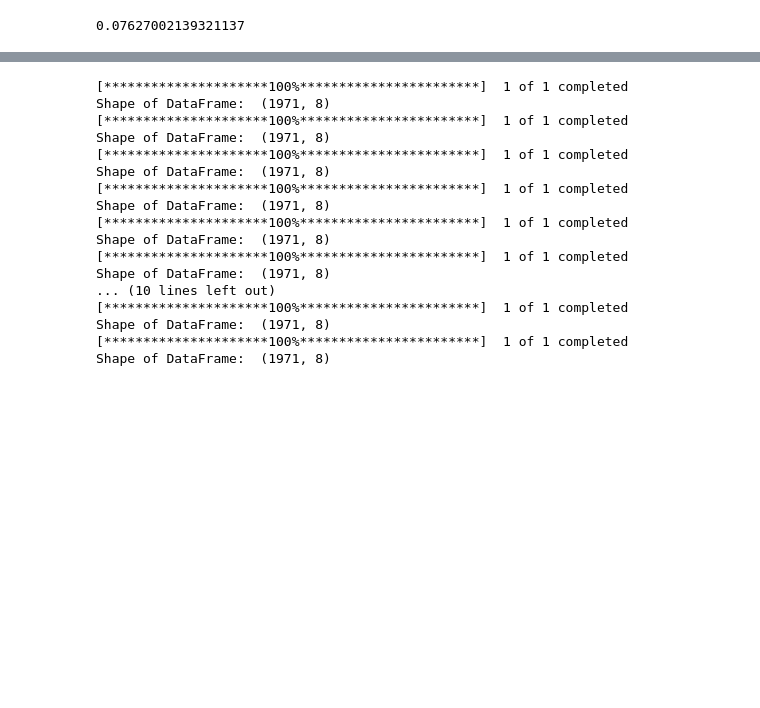
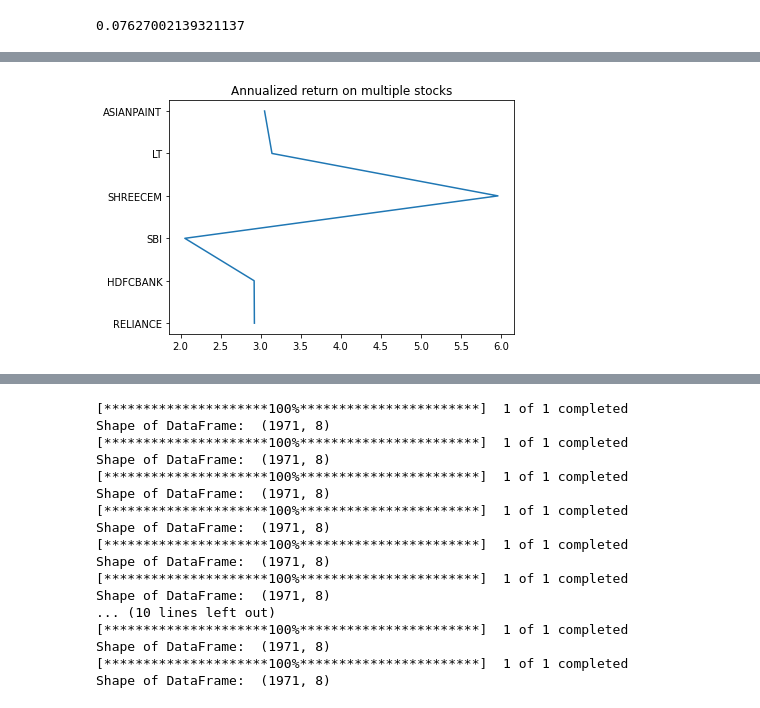
Before and after one commit to srilav/machinelearning, a Jupyter notebook: Team_11_Capstone_Project.ipynb, the cells around one changed output, grey strips where cells are left out. Saved outputs shown, nothing was run; the diff lists cells and outputs as text; code cells hidden in the pictures; blank space fills up the shorter version.

```diff
--- a/Team_11_Capstone_Project.ipynb
+++ b/Team_11_Capstone_Project.ipynb
@@ -382,0 +487,9 @@ risk['SBIN.NS'].quantile(0.05)
+# %%
+'''annualized returns '''
+fig = plt.figure()
+plt.plot(X, Y)
+plt.title("Annualized return on multiple stocks")
+plt.tight_layout()
+plt.show()
+# %% [output]
+[figure, added]
```
Also changed, not shown: parts of 66 cells of this notebook.
